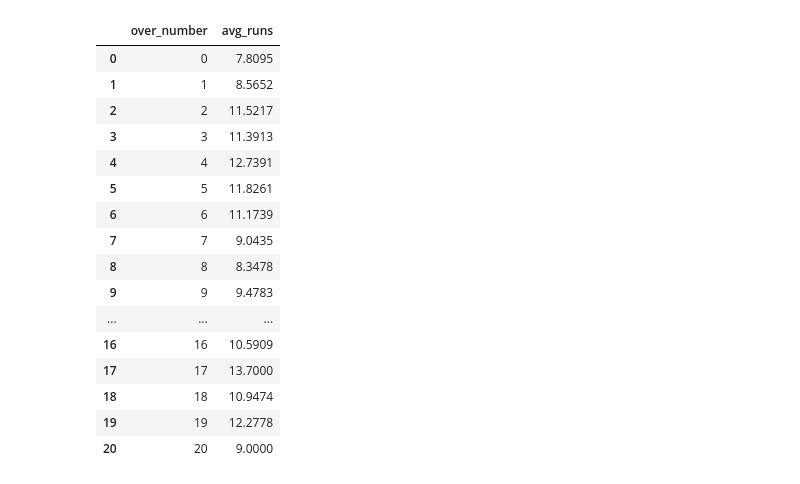
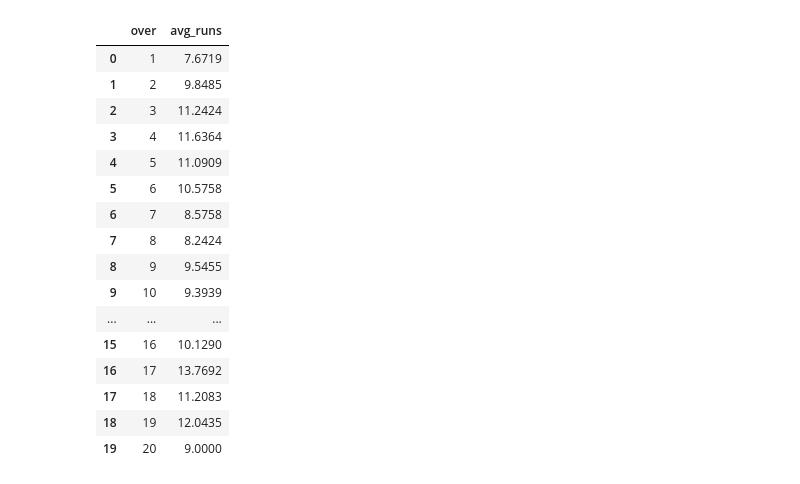
Before and after one commit to Jeswanth15/cricket-ml-, a Jupyter notebook: notebooks/02_team_analysis.ipynb, the cells around one changed output. Saved outputs shown, nothing was run; the diff lists cells and outputs as text; code cells hidden in the pictures.

```diff
--- a/notebooks/02_team_analysis.ipynb
+++ b/notebooks/02_team_analysis.ipynb
@@ -48,32 +48,39 @@ df = pd.read_sql(query, conn)
 # %%
 query = """
 SELECT
-    over_number,
+    CASE
+        WHEN over_number BETWEEN 1 AND 20 THEN over_number - 1
+        ELSE over_number
+    END AS over_index,
     AVG(runs) AS avg_runs
 FROM over_summary
-GROUP BY over_number
-ORDER BY over_number
+GROUP BY over_index
+ORDER BY over_index
 """
 df = pd.read_sql(query, conn)
+
+df["over"] = df["over_index"] + 1
+df = df[["over", "avg_runs"]]
+
 df
 # %% [output]
-|  | over_number | avg_runs |
-| 0 | 0 | 7.8095 |
-| 1 | 1 | 8.5652 |
-| 2 | 2 | 11.5217 |
-| 3 | 3 | 11.3913 |
-| 4 | 4 | 12.7391 |
-| 5 | 5 | 11.8261 |
-| 6 | 6 | 11.1739 |
-| 7 | 7 | 9.0435 |
-| 8 | 8 | 8.3478 |
-| 9 | 9 | 9.4783 |
+|  | over | avg_runs |
+| 0 | 1 | 7.6719 |
+| 1 | 2 | 9.8485 |
+| 2 | 3 | 11.2424 |
+| 3 | 4 | 11.6364 |
+| 4 | 5 | 11.0909 |
+| 5 | 6 | 10.5758 |
+| 6 | 7 | 8.5758 |
+| 7 | 8 | 8.2424 |
+| 8 | 9 | 9.5455 |
+| 9 | 10 | 9.3939 |
 | ... | ... | ... |
-| 16 | 16 | 10.5909 |
-| 17 | 17 | 13.7000 |
-| 18 | 18 | 10.9474 |
-| 19 | 19 | 12.2778 |
-| 20 | 20 | 9.0000 |
+| 15 | 16 | 10.1290 |
+| 16 | 17 | 13.7692 |
+| 17 | 18 | 11.2083 |
+| 18 | 19 | 12.0435 |
+| 19 | 20 | 9.0000 |
 # %%
 query = """
 SELECT
```
Also changed, not shown: parts of 2 cells of this notebook, 3 other files.
